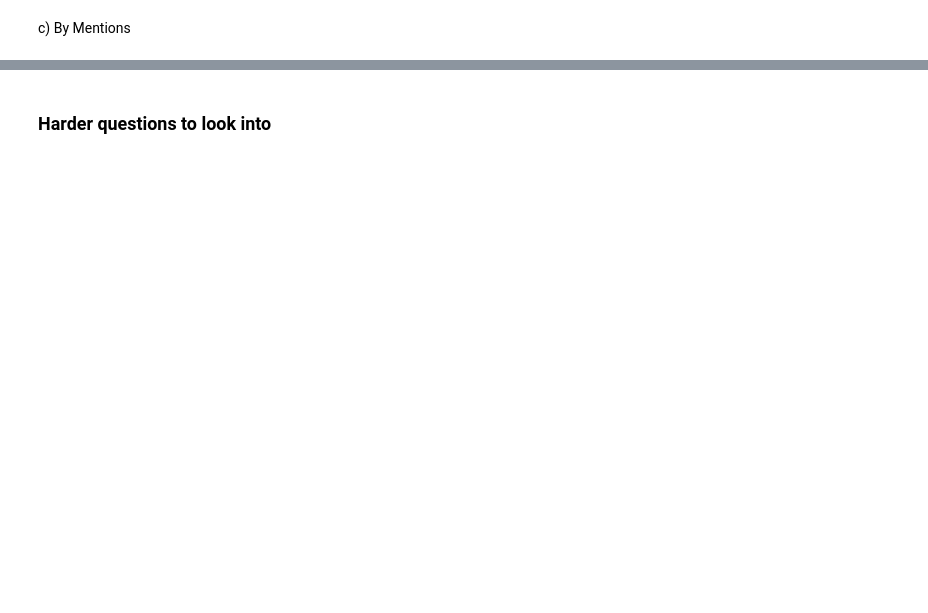
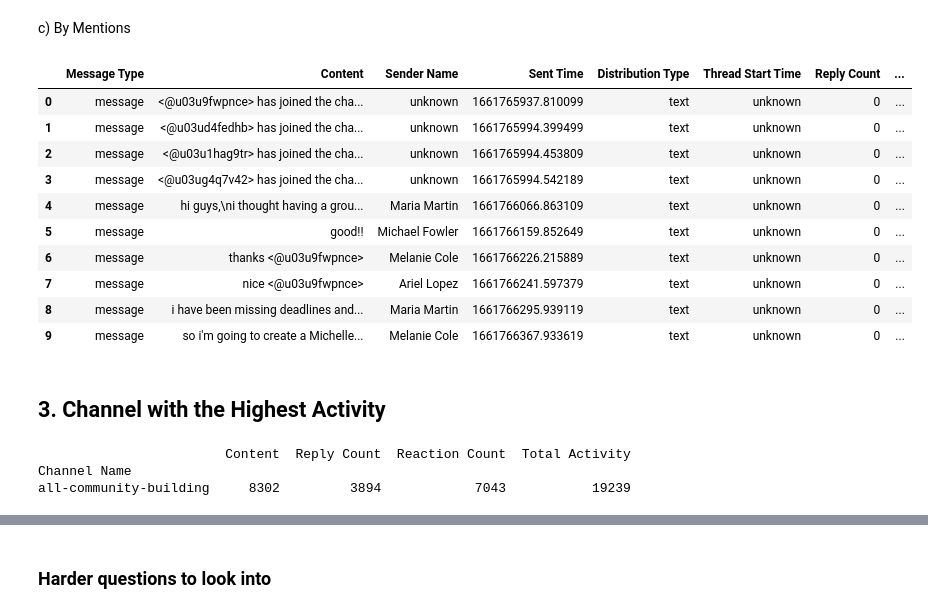
Before and after one commit to mintesnot96/10academy_week0_challenge, a Jupyter notebook: notebooks/parse_slack_data.ipynb, the cells around one changed output, grey strips where cells are left out. Cells and saved outputs as stored; diff of their text form; code cells hidden in the pictures; blank space fills up the shorter version.

```diff
--- a/notebooks/parse_slack_data.ipynb
+++ b/notebooks/parse_slack_data.ipynb
@@ -514,2 +548,9 @@ top_replies_messages
 # %% [markdown]
 b) By Reactions
+# %%
+# Process reactions
+parsed['Reaction Count'] = parsed['Reactions'].apply(lambda x: sum(reaction['count'] for reaction in x) if isinstance(x, list) else 0)
+
+# Top and bottom 10 users by reaction count
+top_reaction_users = parsed.groupby('Sender Name')['Reaction Count'].sum().nlargest(10)
+bottom_reaction_users = parsed.groupby('Sender Name')['Reaction Count'].sum().nsmallest(10)
@@ -516,2 +587,46 @@ b) By Reactions
 # %% [markdown]
 c) By Mentions
+# %%
+top_mentions_messages = parsed.nlargest(10, 'Mention Count')
+# %%
+top_mentions_messages
+# %% [output]
+|  | Message Type | Content | Sender Name | Sent Time | Distribution Type | Thread Start Time | Reply Count | ... |
+| 0 | message | <@u03u9fwpnce> has joined the cha... | unknown | 1661765937.810099 | text | unknown | 0 | ... |
+| 1 | message | <@u03ud4fedhb> has joined the cha... | unknown | 1661765994.399499 | text | unknown | 0 | ... |
+| 2 | message | <@u03u1hag9tr> has joined the cha... | unknown | 1661765994.453809 | text | unknown | 0 | ... |
+| 3 | message | <@u03ug4q7v42> has joined the cha... | unknown | 1661765994.542189 | text | unknown | 0 | ... |
+| 4 | message | hi guys,\ni thought having a grou... | Maria Martin | 1661766066.863109 | text | unknown | 0 | ... |
+| 5 | message | good!! | Michael Fowler | 1661766159.852649 | text | unknown | 0 | ... |
+| 6 | message | thanks <@u03u9fwpnce> | Melanie Cole | 1661766226.215889 | text | unknown | 0 | ... |
+| 7 | message | nice <@u03u9fwpnce> | Ariel Lopez | 1661766241.597379 | text | unknown | 0 | ... |
+| 8 | message | i have been missing deadlines and... | Maria Martin | 1661766295.939119 | text | unknown | 0 | ... |
+| 9 | message | so i'm going to create a Michelle... | Melanie Cole | 1661766367.933619 | text | unknown | 0 | ... |
+# %% [markdown]
+## 3. Channel with the Highest Activity
+# %%
+import pandas as pd
+
+# Assuming 'parsed' is your DataFrame
+# Add Reaction Count column
+parsed['Reaction Count'] = parsed['Reactions'].apply(lambda x: sum(reaction['count'] for reaction in x) if isinstance(x, list) else 0)
+
+# Now, calculate the channel activity
+channel_activity = parsed.groupby('Channel Name').agg({
+    'Content': 'count',  # Count of messages
+    'Reply Count': 'sum',  # Sum of reply counts
+    'Reaction Count': 'sum'  # Sum of reaction counts
+})
+
+# Calculate total activity as sum of message, reply, and reaction counts
+channel_activity['Total Activity'] = channel_activity['Content'] + channel_activity['Reply Count'] + channel_activity['Reaction Count']
+
+# Sort the DataFrame by total activity to find the channel with the highest activity
+highest_activity_channel = channel_activity.sort_values(by='Total Activity', ascending=False)
+
+# Display the channel with the highest activity
+print(highest_activity_channel.head(1))
+# %% [output]
+                        Content  Reply Count  Reaction Count  Total Activity
+Channel Name
+all-community-building     8302         3894            7043           19239
```
Also changed, not shown: parts of 15 cells of this notebook.
